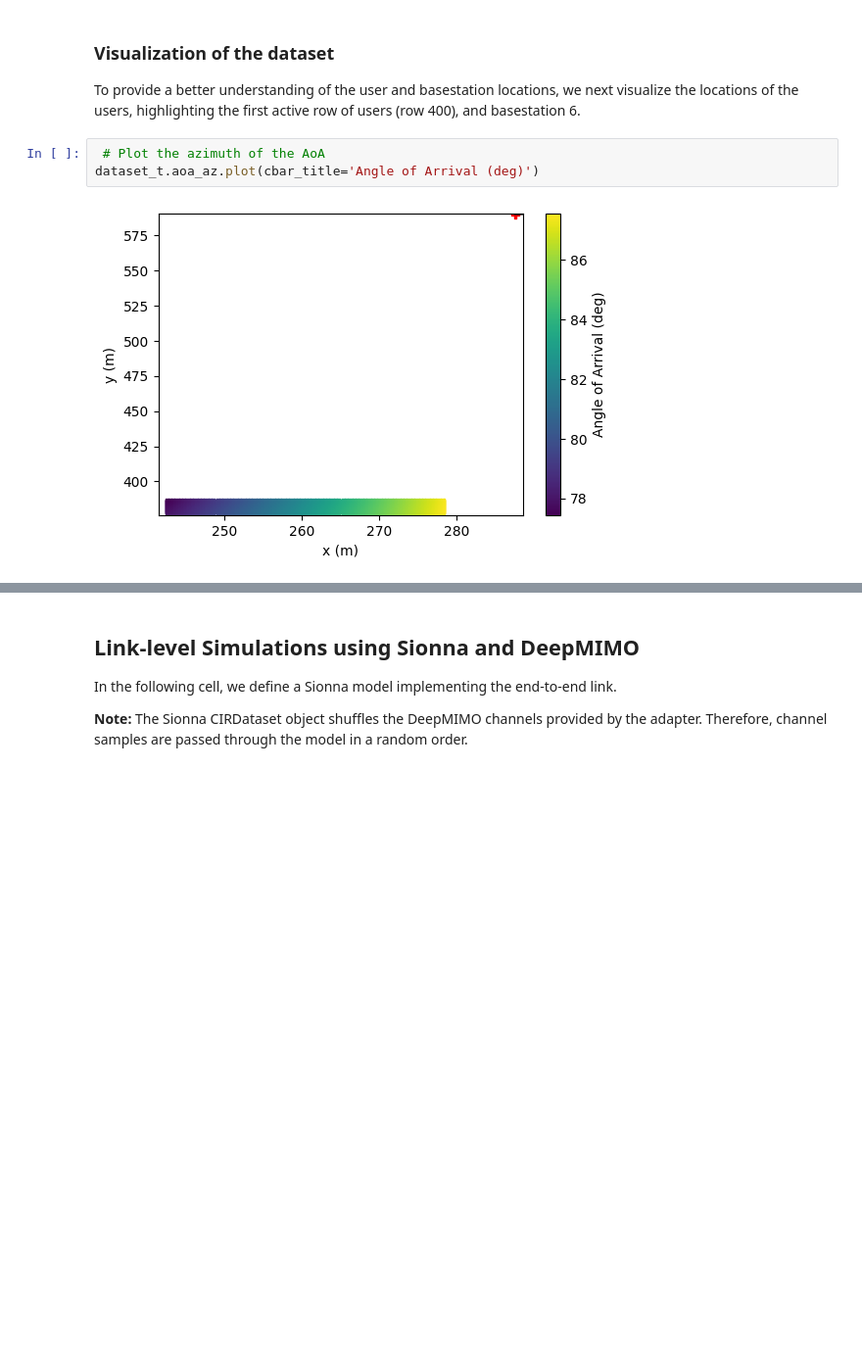
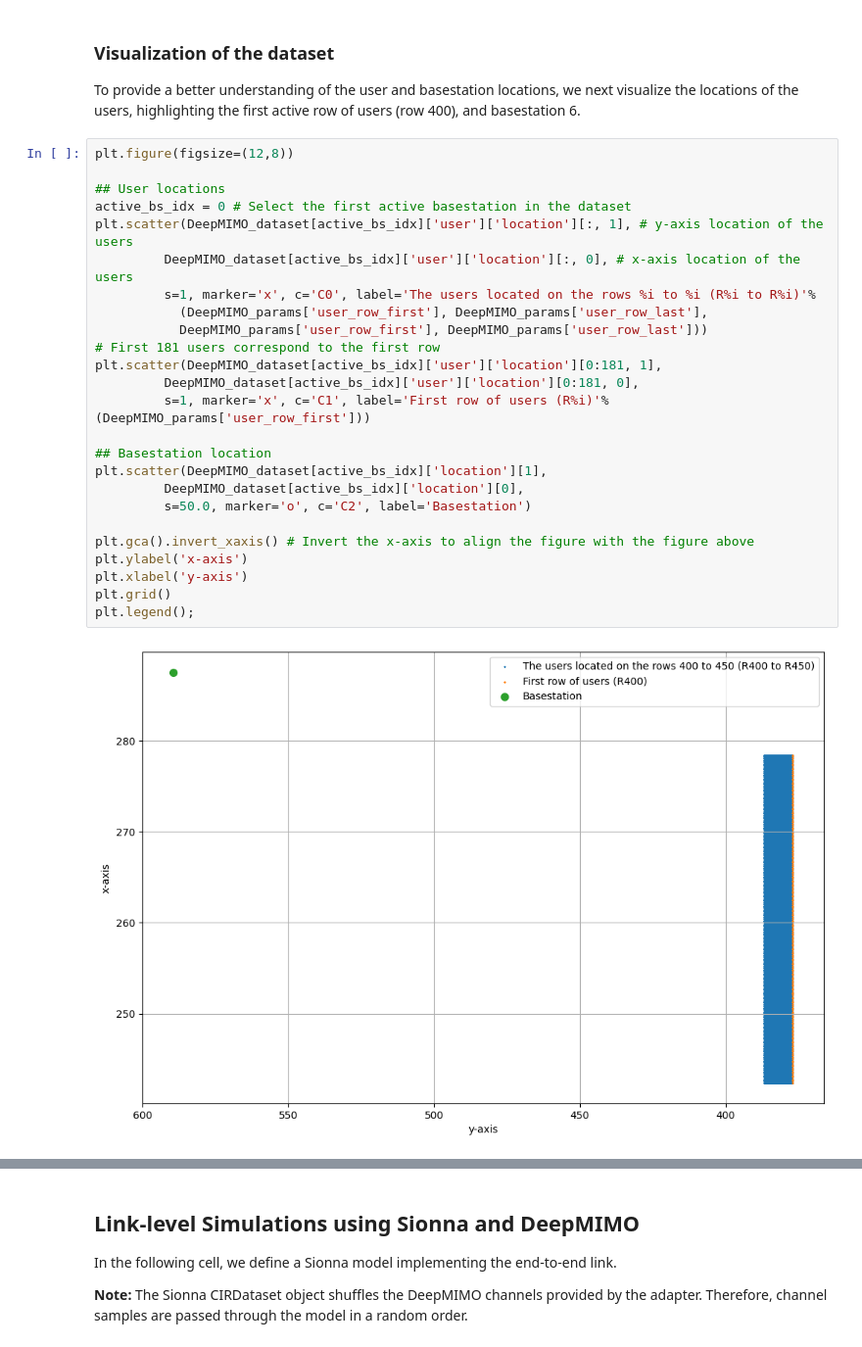
Before and after one commit to NVlabs/sionna, a Jupyter notebook: tutorials/phy/DeepMIMO.ipynb, the cells around one changed output, grey strips where cells are left out. Shown at 98% size. Drawn from its saved outputs; the diff is of its cells as text; blank space fills up the shorter version.

```diff
--- a/tutorials/phy/DeepMIMO.ipynb
+++ b/tutorials/phy/DeepMIMO.ipynb
@@ -118,11 +127,33 @@ dataset_t.channels.shape # (num_rx, num_rx_ant, num_tx_ant, num_time)
 ### Visualization of the dataset
 
 To provide a better understanding of the user and basestation locations, we next visualize the locations of the users, highlighting the first active row of users (row 400), and basestation 6.
-# %%
- # Plot the azimuth of the AoA
-dataset_t.aoa_az.plot(cbar_title='Angle of Arrival (deg)')
-# %% [output]
-[figure, removed]
+# %%
+plt.figure(figsize=(12,8))
+
+## User locations
+active_bs_idx = 0 # Select the first active basestation in the dataset
+plt.scatter(DeepMIMO_dataset[active_bs_idx]['user']['location'][:, 1], # y-axis location of the users
+         DeepMIMO_dataset[active_bs_idx]['user']['location'][:, 0], # x-axis location of the users
+         s=1, marker='x', c='C0', label='The users located on the rows %i to %i (R%i to R%i)'%
+           (DeepMIMO_params['user_row_first'], DeepMIMO_params['user_row_last'],
+           DeepMIMO_params['user_row_first'], DeepMIMO_params['user_row_last']))
+# First 181 users correspond to the first row
+plt.scatter(DeepMIMO_dataset[active_bs_idx]['user']['location'][0:181, 1],
+         DeepMIMO_dataset[active_bs_idx]['user']['location'][0:181, 0],
+         s=1, marker='x', c='C1', label='First row of users (R%i)'% (DeepMIMO_params['user_row_first']))
+
+## Basestation location
+plt.scatter(DeepMIMO_dataset[active_bs_idx]['location'][1],
+         DeepMIMO_dataset[active_bs_idx]['location'][0],
+         s=50.0, marker='o', c='C2', label='Basestation')
+
+plt.gca().invert_xaxis() # Invert the x-axis to align the figure with the figure above
+plt.ylabel('x-axis')
+plt.xlabel('y-axis')
+plt.grid()
+plt.legend();
+# %% [output]
+[figure, added]
 # %% [markdown]
 ## Using DeepMIMO with Sionna
 
```
Also changed, not shown: parts of 10 cells of this notebook.
